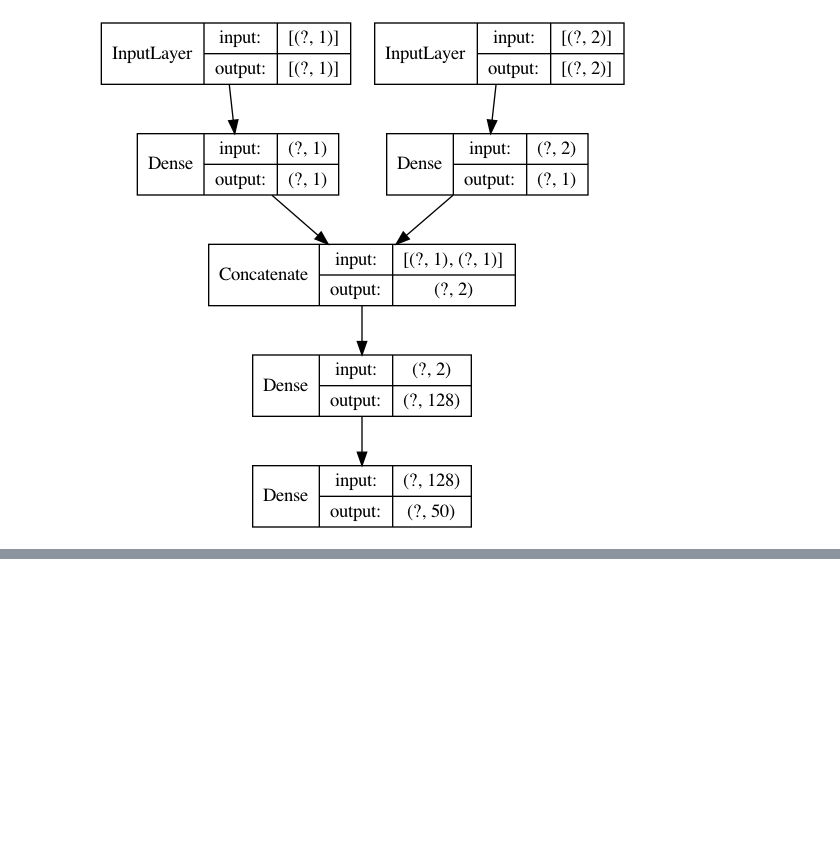
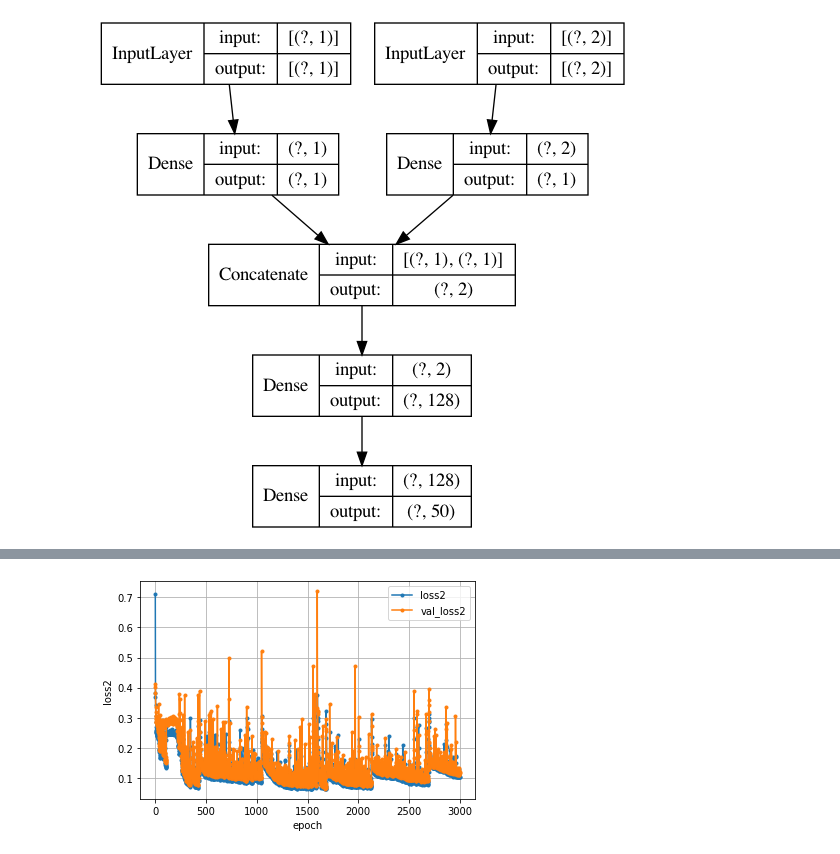
Before and after one commit to shirafuji/graduation_thesis, a Jupyter notebook: machine_learning/forward_analysis.ipynb, the cells around one changed output, grey strips where cells are left out. Drawn from its saved outputs; the diff is of its cells as text; code cells hidden in the pictures; blank space fills up the shorter version.

```diff
--- a/machine_learning/forward_analysis.ipynb
+++ b/machine_learning/forward_analysis.ipynb
@@ -211,0 +286,5 @@ print(predict[0]-y_test[0])
+# %%
+# 学習
+epochs = 3000
+batch_size = 128
+history2 = model2.fit([x_size_train, x_position_train], y_train, batch_size=batch_size, epochs=epochs, verbose=1, validation_data=([x_size_test, x_position_test], y_test))
@@ -211,0 +309,15 @@ print(predict[0]-y_test[0])
+# %%
+# 学習経過の可視化(大きさ)
+loss2     = history2.history['loss']
+val_loss2 = history2.history['val_loss']
+
+nb_epoch = len(loss2)
+plt.plot(range(nb_epoch), loss2,     marker='.', label='loss2')
+plt.plot(range(nb_epoch), val_loss2, marker='.', label='val_loss2')
+plt.legend(loc='best', fontsize=10)
+plt.grid()
+plt.xlabel('epoch')
+plt.ylabel('loss2')
+plt.show()
+# %% [output]
+[figure, added]
```
Also changed, not shown: parts of 18 cells of this notebook, 1 other file.
